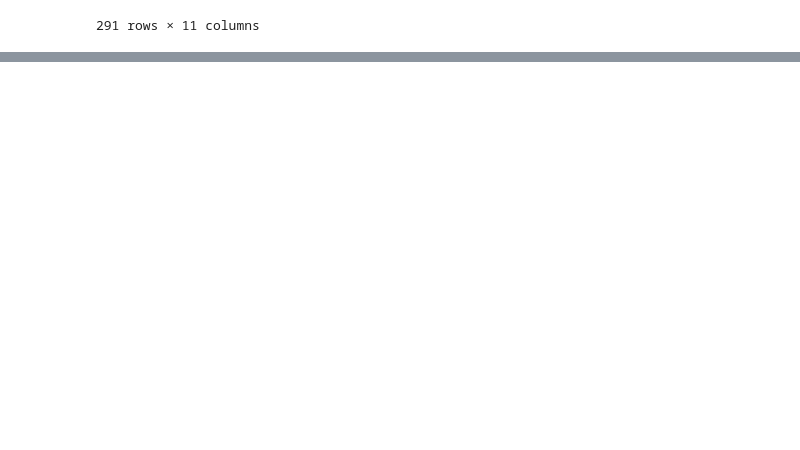
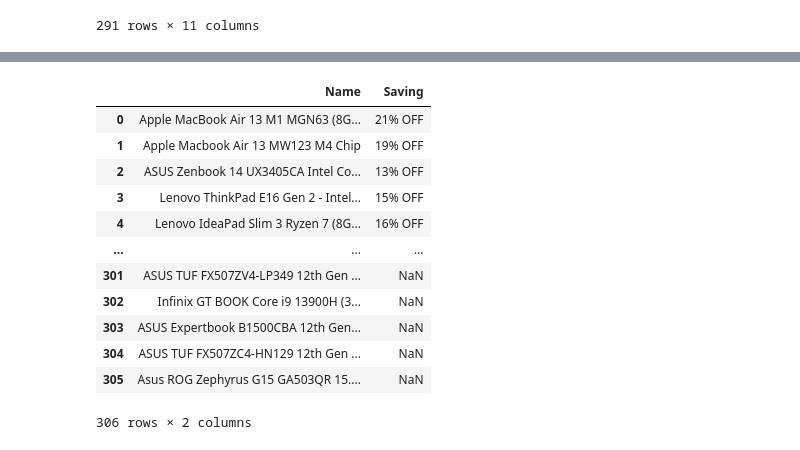
Before and after one commit to DeoreAnant/3_Month_DataScience_InternShip_program, a Jupyter notebook: Mon_09_02_2026_PandasLib.ipynb, the cells around one changed output, grey strips where cells are left out. Saved outputs shown, nothing was run; the diff lists cells and outputs as text; code cells hidden in the pictures; blank space fills up the shorter version.

```diff
--- a/Mon_09_02_2026_PandasLib.ipynb
+++ b/Mon_09_02_2026_PandasLib.ipynb
@@ -141,0 +162,16 @@ df[df["Actual Price"]>3]
+# %%
+df[['Name', 'Saving']]
+# %% [output]
+|  | Name | Saving |
+| 0 | Apple MacBook Air 13 M1 MGN63 (8G... | 21% OFF |
+| 1 | Apple Macbook Air 13 MW123 M4 Chip | 19% OFF |
+| 2 | ASUS Zenbook 14 UX3405CA Intel Co... | 13% OFF |
+| 3 | Lenovo ThinkPad E16 Gen 2 - Intel... | 15% OFF |
+| 4 | Lenovo IdeaPad Slim 3 Ryzen 7 (8G... | 16% OFF |
+| ... | ... | ... |
+| 301 | ASUS TUF FX507ZV4-LP349 12th Gen ... | NaN |
+| 302 | Infinix GT BOOK Core i9 13900H (3... | NaN |
+| 303 | ASUS Expertbook B1500CBA 12th Gen... | NaN |
+| 304 | ASUS TUF FX507ZC4-HN129 12th Gen ... | NaN |
+| 305 | Asus ROG Zephyrus G15 GA503QR 15.... | NaN |
+306 rows × 2 columns
```
Also changed, not shown: parts of 2 cells of this notebook.
